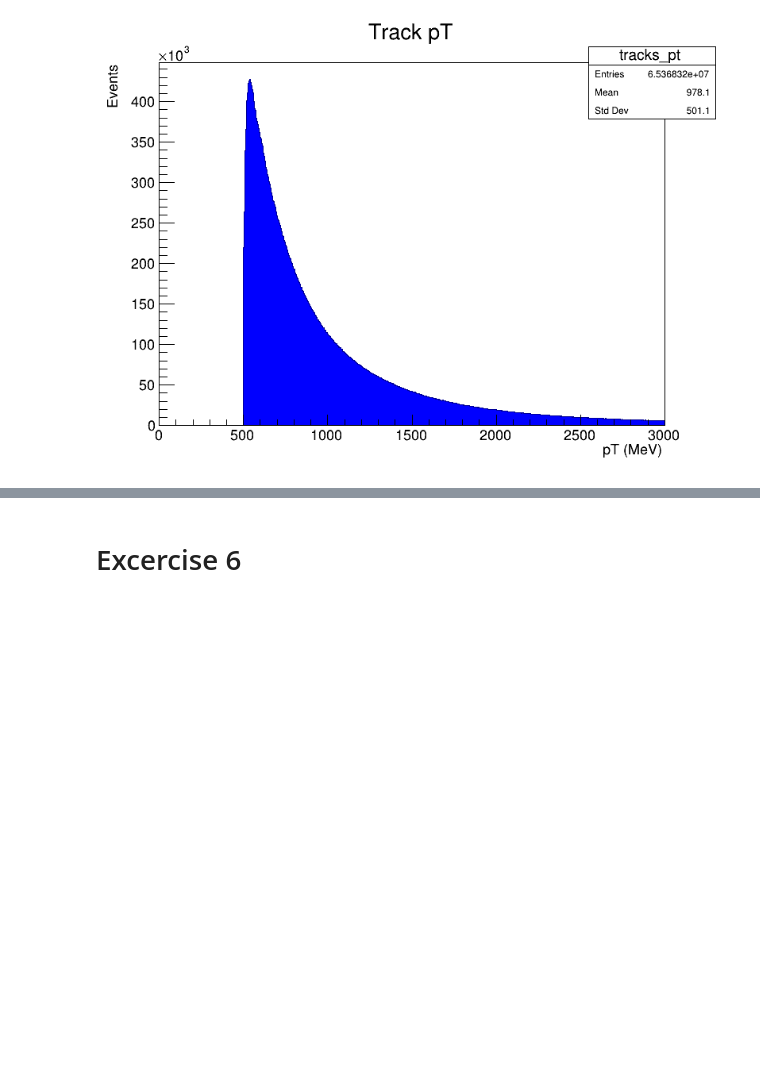
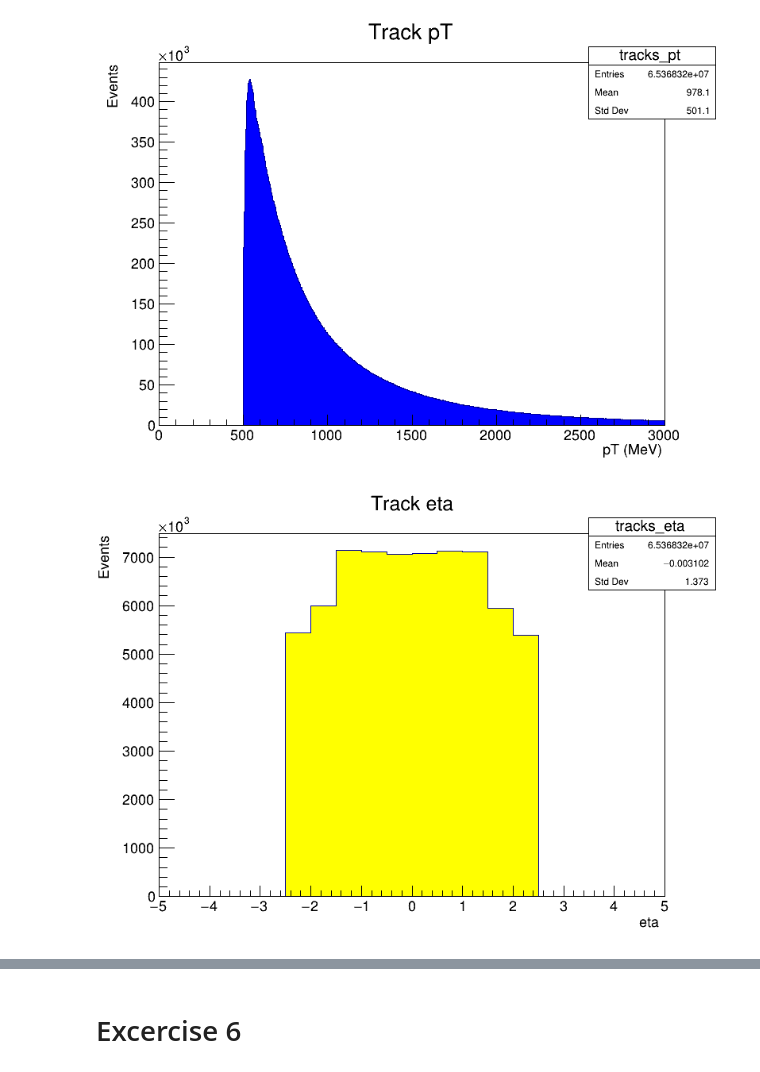
Before and after one commit to anmgomezmo/Excercises_1_root, a Jupyter notebook: Excercises.ipynb, the cells around one changed output, grey strips where cells are left out. Saved outputs shown, nothing was run; the diff lists cells and outputs as text; code cells hidden in the pictures; blank space fills up the shorter version.

```diff
--- a/Excercises.ipynb
+++ b/Excercises.ipynb
@@ -246,3 +257,9 @@ htracks_pt->Draw();
 canvas->Draw();
 # %% [output]
 [figure]
+# %%
+htracks_eta->SetFillColor(kYellow);
+htracks_eta->Draw();
+canvas->Draw();
+# %% [output]
+[figure, added]
```
Also changed, not shown: parts of 17 cells of this notebook, 1 other file.
